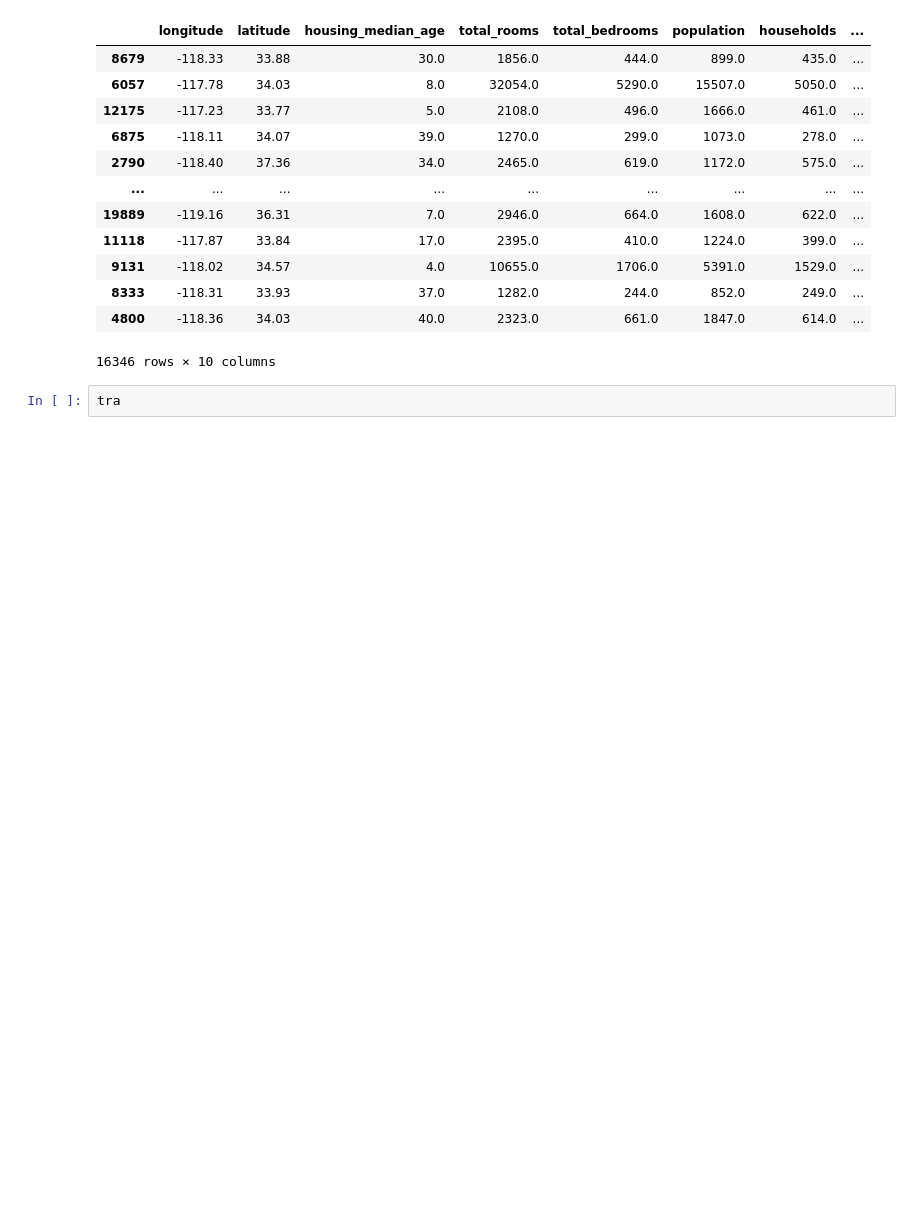
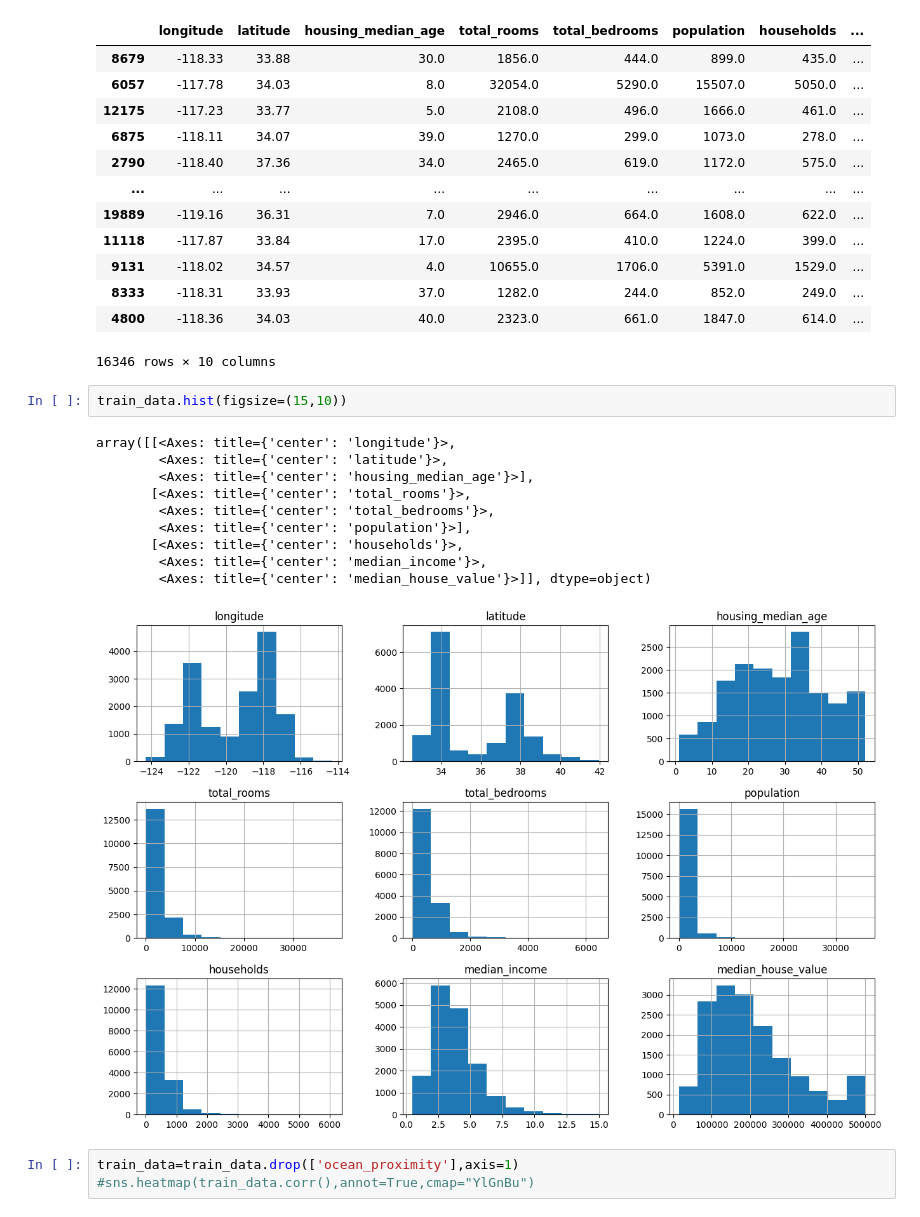
Before and after one commit to Prakhar19999/House_Pricing_Prediction, a Jupyter notebook: HousePrediction.ipynb, the cells around one changed output. Saved outputs shown, nothing was run; the diff lists cells and outputs as text; blank space fills up the shorter version.

Commit message:
data exploration done

```diff
--- a/HousePrediction.ipynb
+++ b/HousePrediction.ipynb
@@ -174,4 +174,18 @@ train_data
 | 4800 | -118.36 | 34.03 | 40.0 | 2323.0 | 661.0 | 1847.0 | 614.0 | ... |
 16346 rows × 10 columns
 # %%
-tra
+train_data.hist(figsize=(15,10))
+# %% [output]
+array([[<Axes: title={'center': 'longitude'}>,
+        <Axes: title={'center': 'latitude'}>,
+        <Axes: title={'center': 'housing_median_age'}>],
+       [<Axes: title={'center': 'total_rooms'}>,
+        <Axes: title={'center': 'total_bedrooms'}>,
+        <Axes: title={'center': 'population'}>],
+       [<Axes: title={'center': 'households'}>,
+        <Axes: title={'center': 'median_income'}>,
+        <Axes: title={'center': 'median_house_value'}>]], dtype=object)
+[figure, added]
+# %%
+train_data=train_data.drop(['ocean_proximity'],axis=1)
+#sns.heatmap(train_data.corr(),annot=True,cmap="YlGnBu")
```
Also changed, not shown: parts of 2 cells of this notebook.
